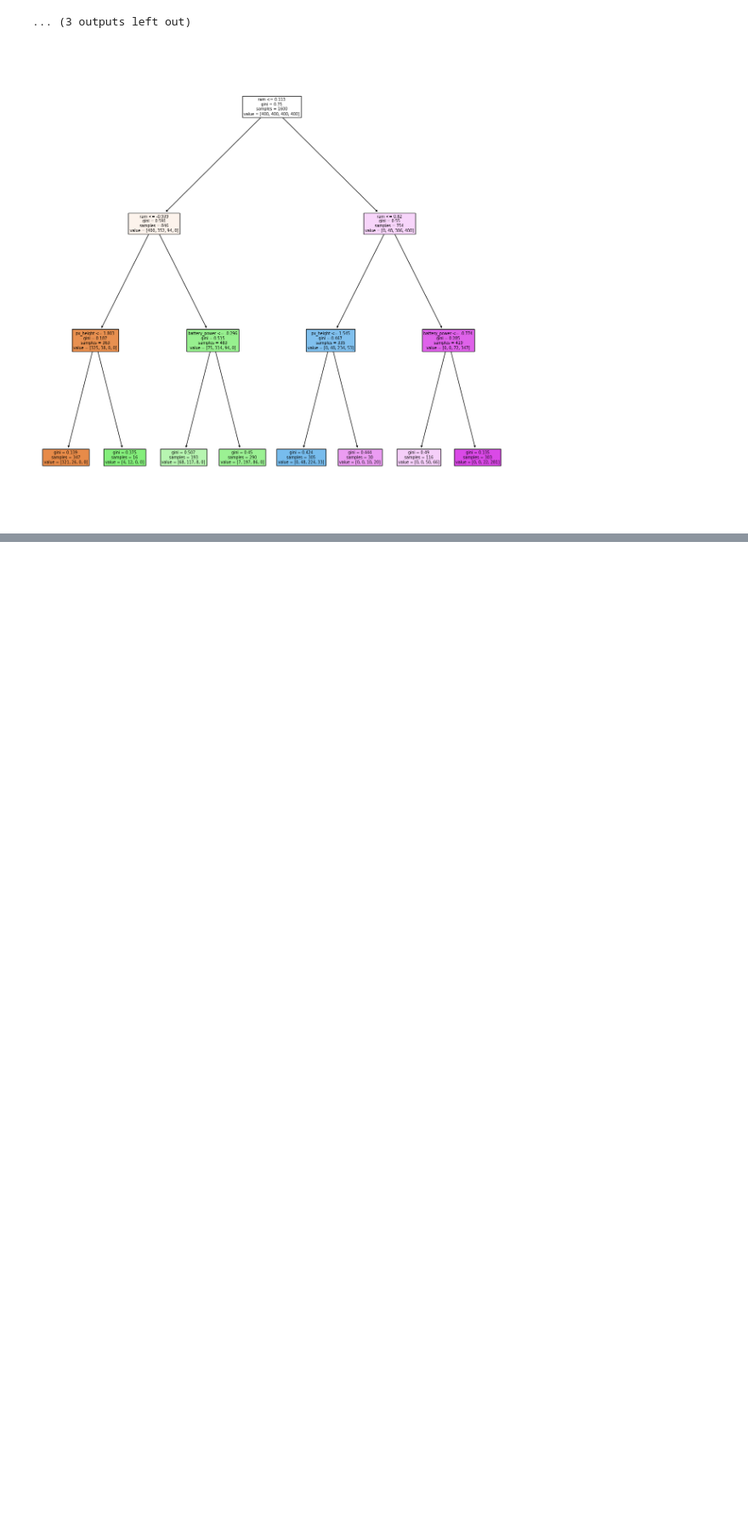
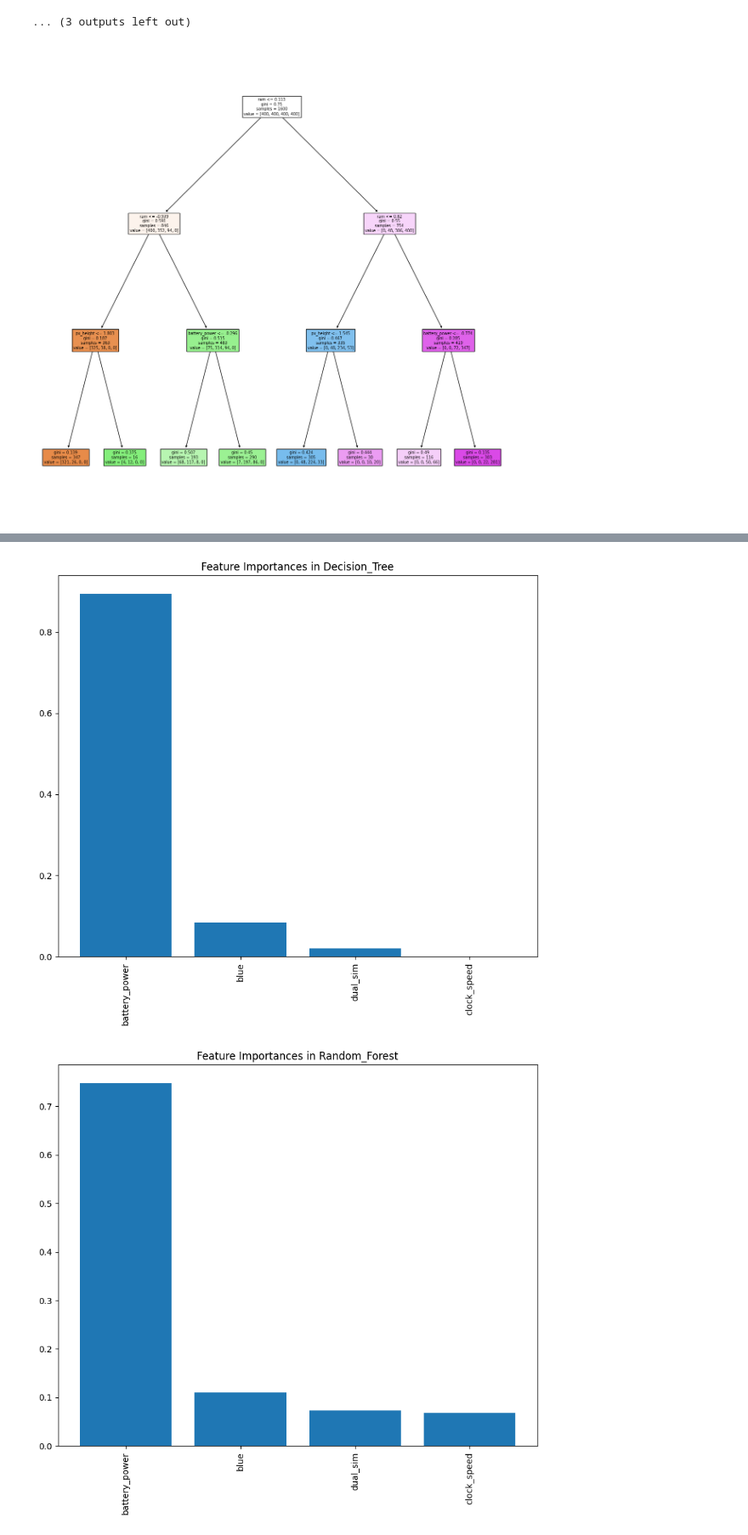
Before and after one commit to DaniCortes/IN-practica1, a Jupyter notebook: precio-moviles.ipynb, the cells around one changed output, grey strips where cells are left out. Shown at 85% size. Drawn from its saved outputs; the diff is of its cells as text; code cells hidden in the pictures; blank space fills up the shorter version.

```diff
--- a/precio-moviles.ipynb
+++ b/precio-moviles.ipynb
@@ -371,0 +435,9 @@ plt.show()
+# %%
+if 'Decision_Tree' in models:
+    importances('Decision_Tree')
+
+if 'Random_Forest' in models:
+    importances('Random_Forest')
+# %% [output]
+[figure, added]
+[figure, added]
```
Also changed, not shown: parts of 13 cells of this notebook, 2 other files.
